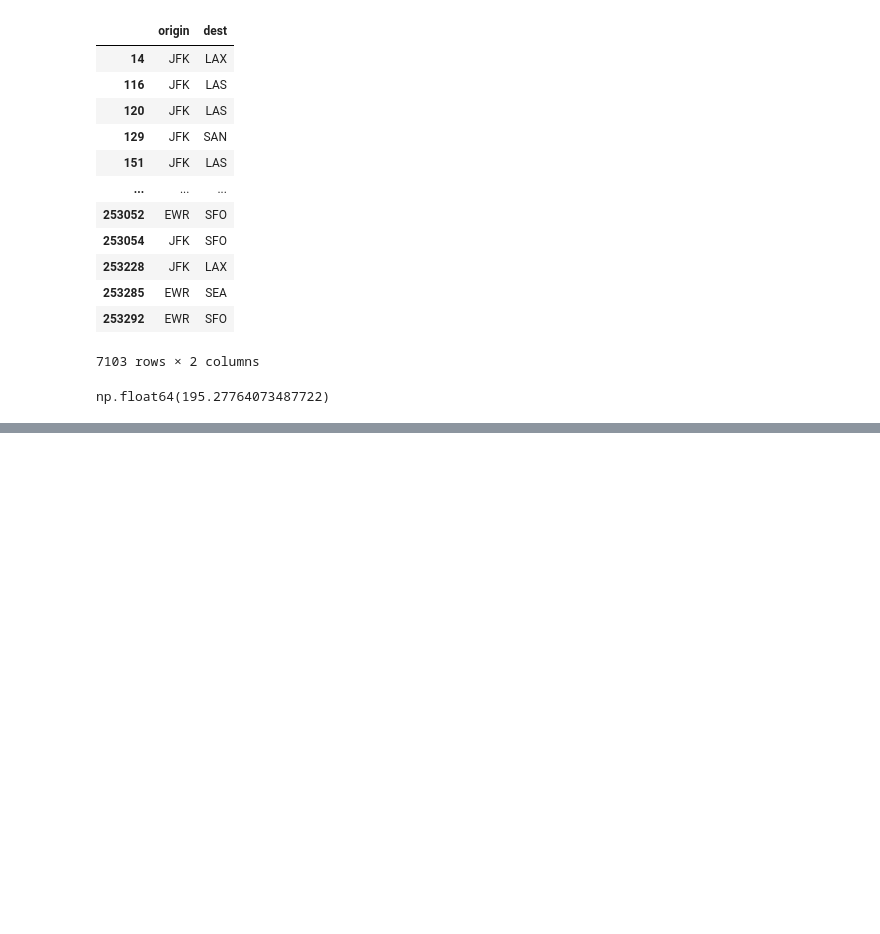
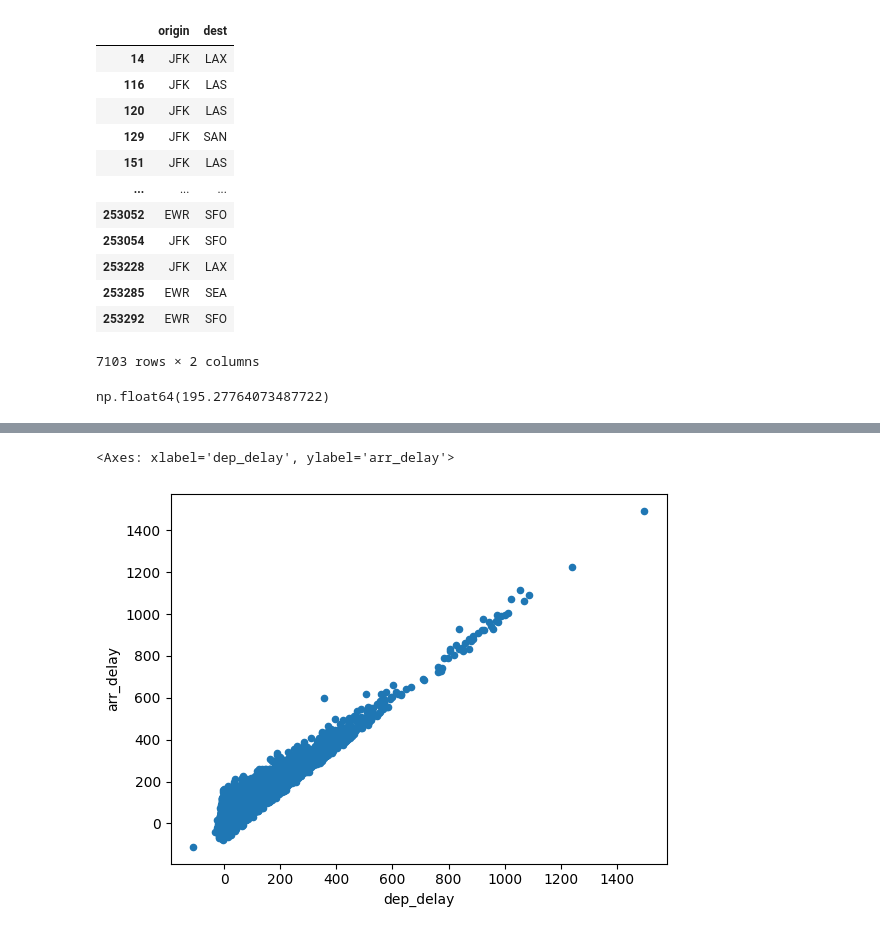
Before and after one commit to rogerloop/03_Especialitzacio, a Jupyter notebook: Sprint_9_Python/Prácticas/Python_principiantes_Joan.ipynb, the cells around one changed output, grey strips where cells are left out. Cells and saved outputs as stored; diff of their text form; code cells hidden in the pictures; blank space fills up the shorter version.

```diff
--- a/Sprint_9_Python/Prácticas/Python_principiantes_Joan.ipynb
+++ b/Sprint_9_Python/Prácticas/Python_principiantes_Joan.ipynb
@@ -189,0 +259,5 @@ np.float64(195.27764073487722)
+# %%
+df.plot.scatter(x = "dep_delay", y = "arr_delay")
+# %% [output]
+<Axes: xlabel='dep_delay', ylabel='arr_delay'>
+[figure, added]
```
Also changed, not shown: parts of 13 cells of this notebook, 2 other files.
